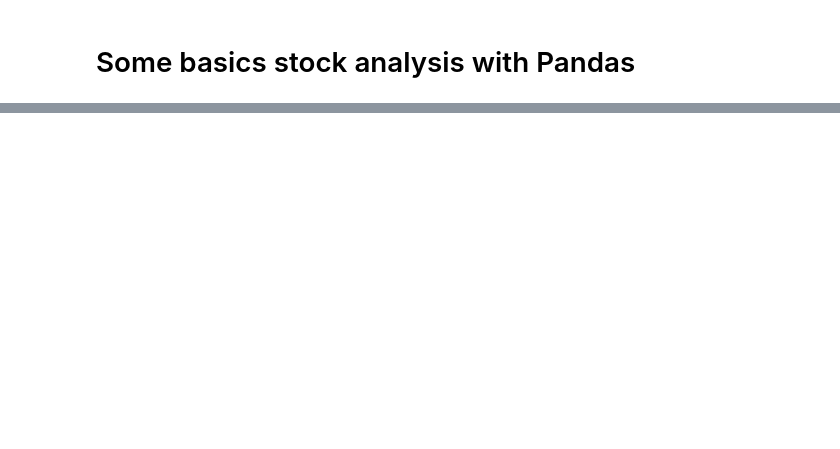
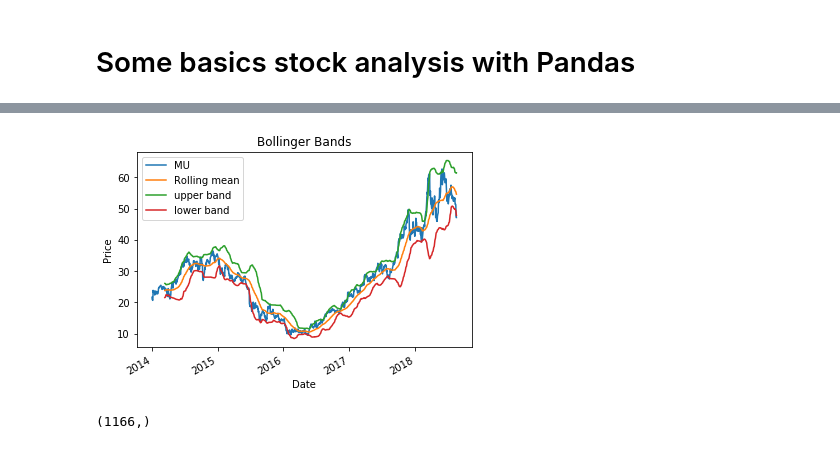
Before and after one commit to OhadSrur/JupyterTradingAnalysis, a Jupyter notebook: BasicAnalysis.ipynb, the cells around one changed output, grey strips where cells are left out. Saved outputs shown, nothing was run; the diff lists cells and outputs as text; code cells hidden in the pictures; blank space fills up the shorter version.

Commit message:
Add bollinger band graph

```diff
--- a/BasicAnalysis.ipynb
+++ b/BasicAnalysis.ipynb
@@ -24,7 +34,12 @@ nor_data.head()
 # %%
 from source.basicTradingFunctions import test_bollinger
-test_bollinger(daily_data.adjusted_close,symbol='MU')
+test_bollinger(daily_data.adjusted_close,symbol=stock)
+# %% [output]
+[figure, added]
 # %%
 from source.basicTradingFunctions import compute_daily_returns
 df_adjust = daily_data.adjusted_close
 dr = compute_daily_returns(daily_data.adjusted_close)
+dr.shape
+# %% [output]
+(1166,)
```
Also changed, not shown: parts of 3 cells of this notebook.
